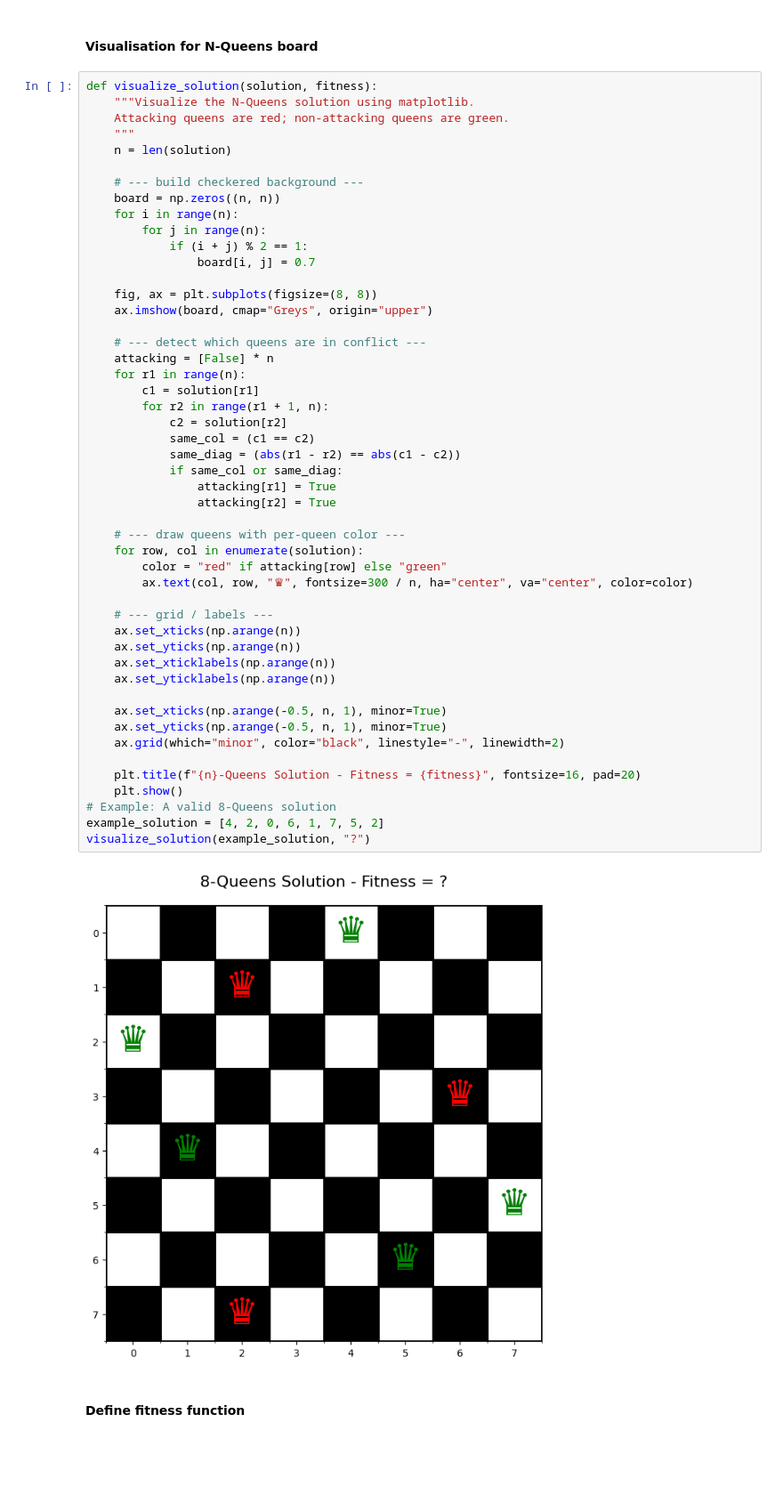
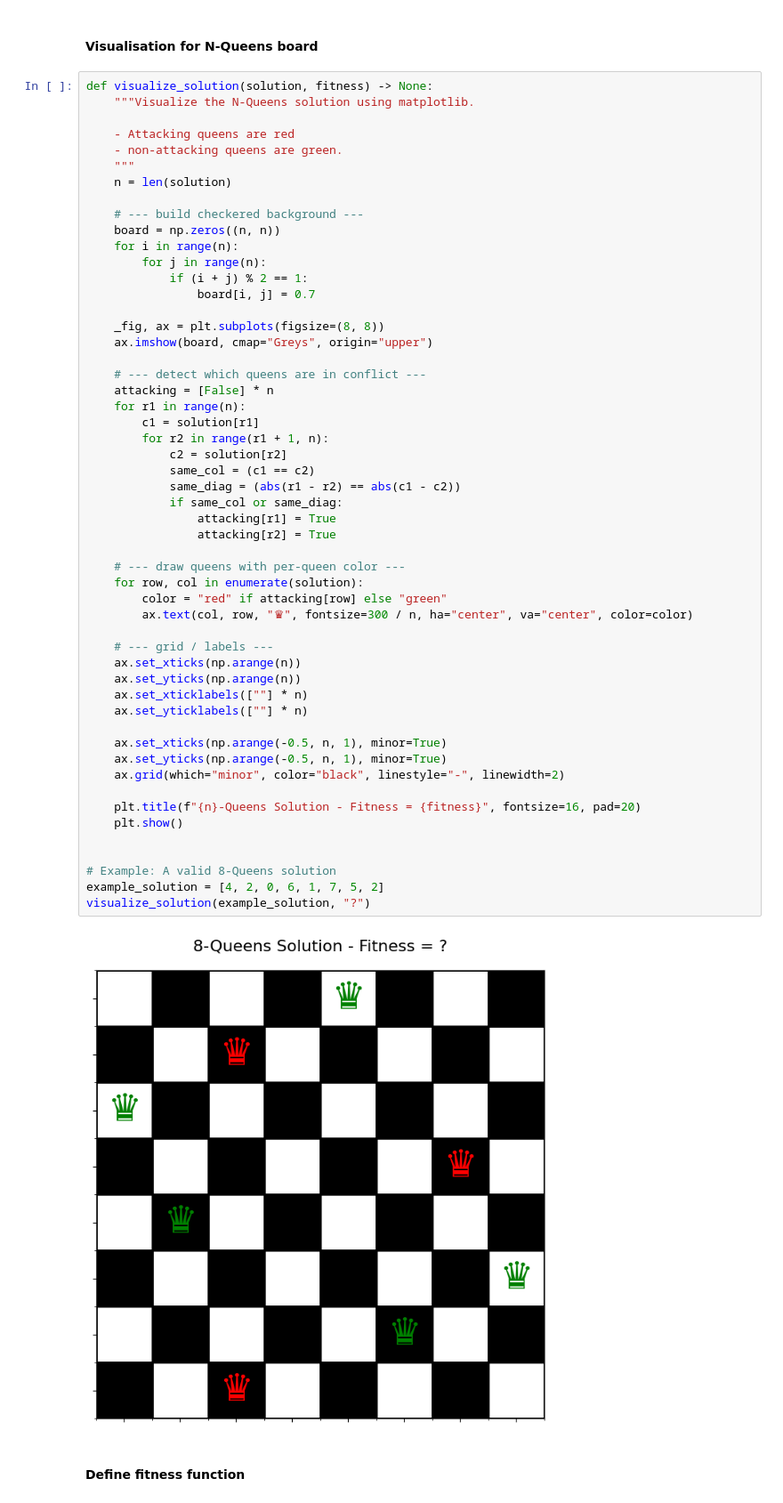
Before and after one commit to ci-group/ariel, a Jupyter notebook: docs/source/EA_intro/ea_example_queens.ipynb, the cells around one changed output. Shown at 89% size. Drawn from its saved outputs; the diff is of its cells as text; blank space fills up the shorter version.

```diff
--- a/docs/source/EA_intro/ea_example_queens.ipynb
+++ b/docs/source/EA_intro/ea_example_queens.ipynb
@@ -36,9 +35,11 @@ from fitness_plot import plot_fit_per_gen
 # %% [markdown]
 #### Visualisation for N-Queens board
 # %%
-def visualize_solution(solution, fitness):
+def visualize_solution(solution, fitness) -> None:
     """Visualize the N-Queens solution using matplotlib.
-    Attacking queens are red; non-attacking queens are green.
+
+    - Attacking queens are red
+    - non-attacking queens are green.
     """
     n = len(solution)
 
@@ -49,43 +50,45 @@ def visualize_solution(solution, fitness):
             if (i + j) % 2 == 1:
                 board[i, j] = 0.7
 
-    fig, ax = plt.subplots(figsize=(8, 8))
+    _fig, ax = plt.subplots(figsize=(8, 8))
     ax.imshow(board, cmap="Greys", origin="upper")
 
     # --- detect which queens are in conflict ---
     attacking = [False] * n
     for r1 in range(n):
         c1 = solution[r1]
         for r2 in range(r1 + 1, n):
             c2 = solution[r2]
             same_col = (c1 == c2)
             same_diag = (abs(r1 - r2) == abs(c1 - c2))
             if same_col or same_diag:
                 attacking[r1] = True
                 attacking[r2] = True
 
     # --- draw queens with per-queen color ---
     for row, col in enumerate(solution):
         color = "red" if attacking[row] else "green"
         ax.text(col, row, "♛", fontsize=300 / n, ha="center", va="center", color=color)
 
     # --- grid / labels ---
     ax.set_xticks(np.arange(n))
     ax.set_yticks(np.arange(n))
-    ax.set_xticklabels(np.arange(n))
-    ax.set_yticklabels(np.arange(n))
+    ax.set_xticklabels([""] * n)
+    ax.set_yticklabels([""] * n)
 
     ax.set_xticks(np.arange(-0.5, n, 1), minor=True)
     ax.set_yticks(np.arange(-0.5, n, 1), minor=True)
     ax.grid(which="minor", color="black", linestyle="-", linewidth=2)
 
     plt.title(f"{n}-Queens Solution - Fitness = {fitness}", fontsize=16, pad=20)
     plt.show()
+
+
 # Example: A valid 8-Queens solution
 example_solution = [4, 2, 0, 6, 1, 7, 5, 2]
 visualize_solution(example_solution, "?")
 # %% [output]
-[figure, old version]
+[figure, new version]
 # %% [markdown]
 #### Define fitness function
 # %%
```
Also changed, not shown: parts of 7 cells of this notebook, 7 other files.
